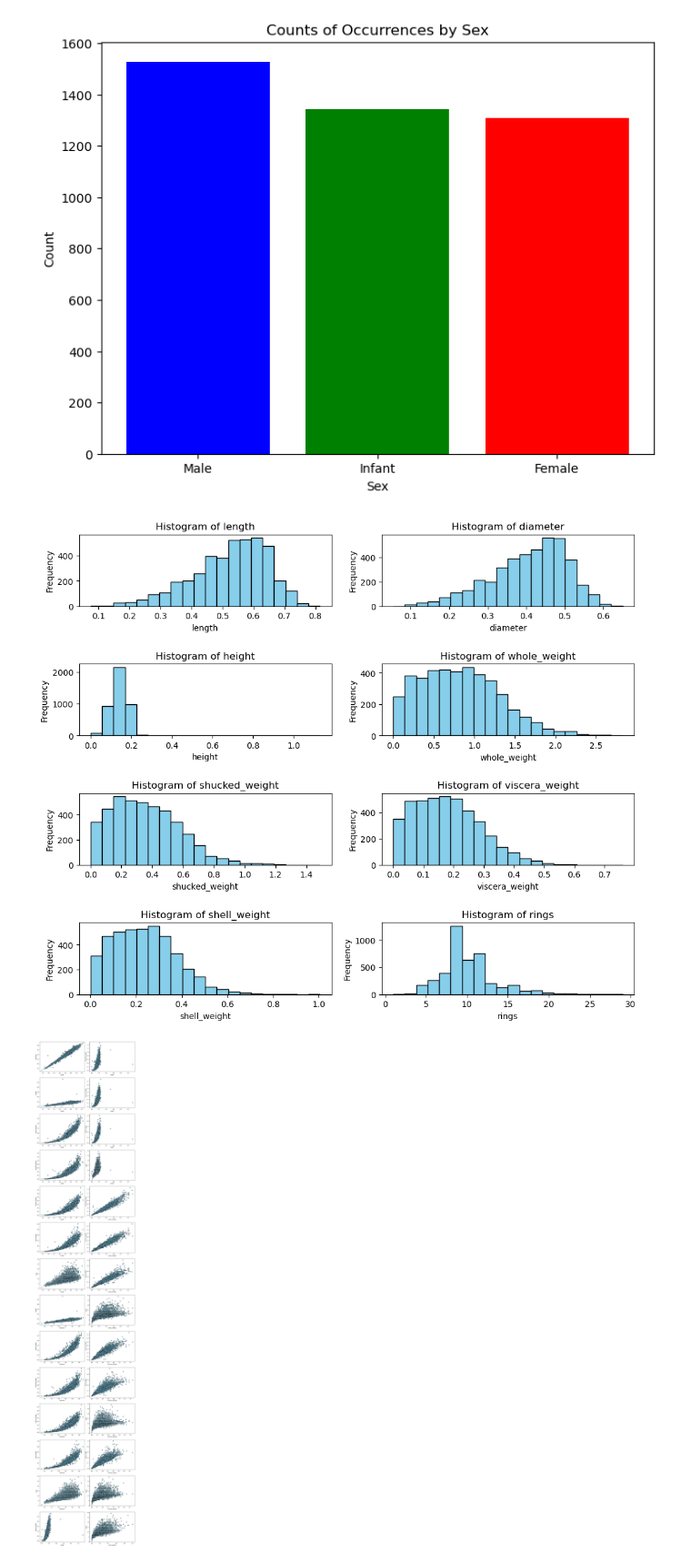
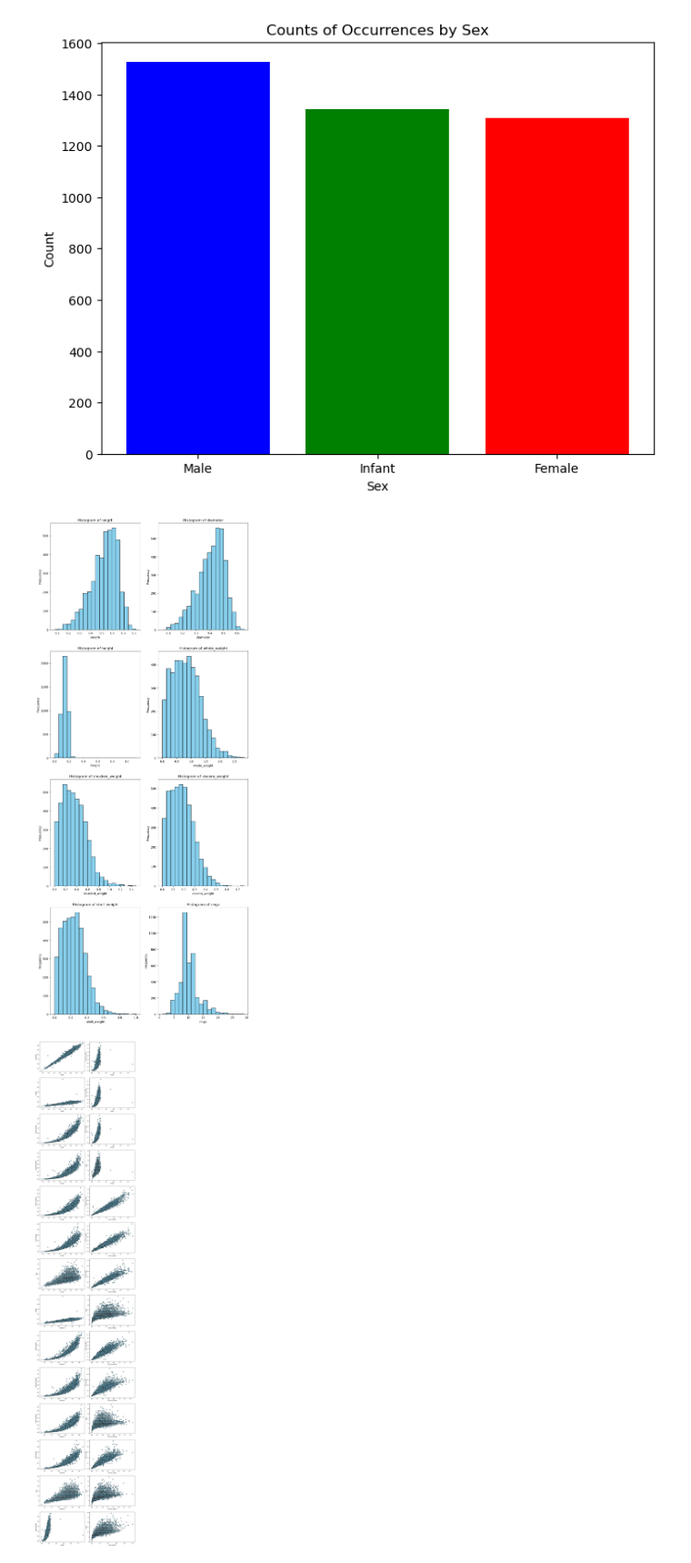
Before and after one commit to michalf1703/python-programming, a Jupyter notebook: zad1/Untitled.ipynb, the cells around one changed output. Shown at 91% size. Drawn from its saved outputs; the diff is of its cells as text; code cells hidden in the pictures.

```diff
--- a/zad1/Untitled.ipynb
+++ b/zad1/Untitled.ipynb
@@ -37,10 +37,10 @@ for variable in quantitative_variables:
         round(np.mean(data[variable]), 4),
         round(np.std(data[variable]), 4),
         round(np.min(data[variable]), 4),
-        round(np.percentile(data[variable], 25), 5),
-        round(np.percentile(data[variable], 50), 5),
-        round(np.percentile(data[variable], 75), 5),
-        round(np.max(data[variable]), 5)
+        round(np.percentile(data[variable], 25), 4),
+        round(np.percentile(data[variable], 50), 4),
+        round(np.percentile(data[variable], 75), 4),
+        round(np.max(data[variable]), 4)
     ]
 
     summary_stats.append(stats)
@@ -80,25 +80,24 @@ plt.show();
 # %%
 quantitative_variables = ['length', 'diameter', 'height', 'whole_weight', 'shucked_weight', 'viscera_weight', 'shell_weight', 'rings']
 
 # Tworzenie subplotów (4 wiersze, 2 kolumny) z odstępem
-fig, axes = plt.subplots(4, 2, figsize=(12, 10))
+fig, axes = plt.subplots(4, 2, figsize=(12, 30))
 
 # Dodaj odstęp pionowy
-plt.subplots_adjust(hspace=0.8)
 
 # Iteruj się przez zmienne ilościowe i twórz histogramy
 for i, variable in enumerate(quantitative_variables):
     row = i // 2
     col = i % 2
     axes[row, col].hist(data[variable], bins=20, color='skyblue', edgecolor='black')
     axes[row, col].set_title(f'Histogram of {variable}')
     axes[row, col].set_xlabel(variable)
     axes[row, col].set_ylabel('Frequency')
 
 # Wyświetl wykres
 plt.show()
 # %% [output]
-[figure, old version]
+[figure, new version]
 # %%
 # Wybierz zmienne ilościowe
 quantitative_variables = ['length', 'diameter', 'height', 'whole_weight', 'shucked_weight', 'viscera_weight', 'shell_weight', 'rings']
```
Also changed, not shown: parts of 4 cells of this notebook.
